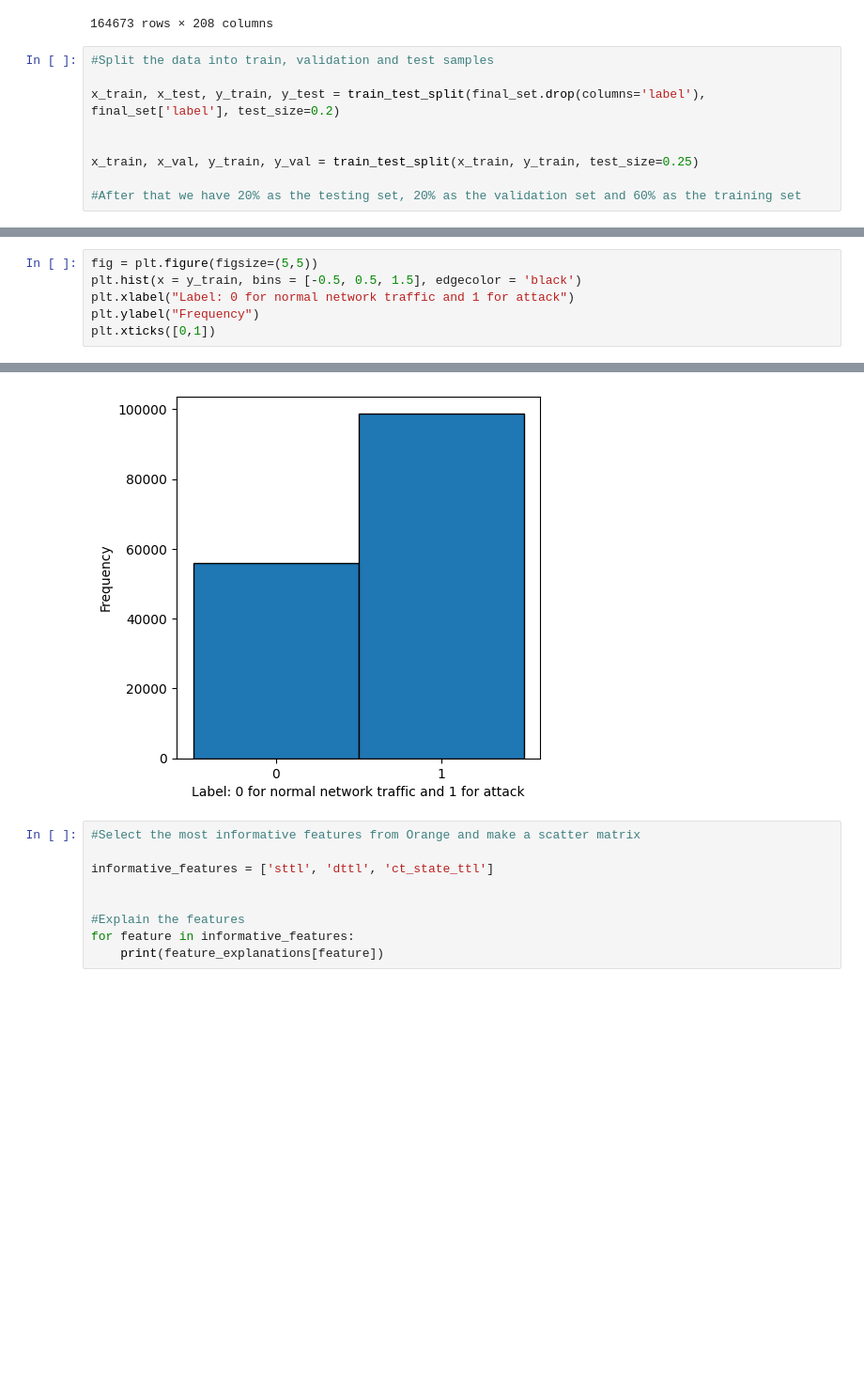
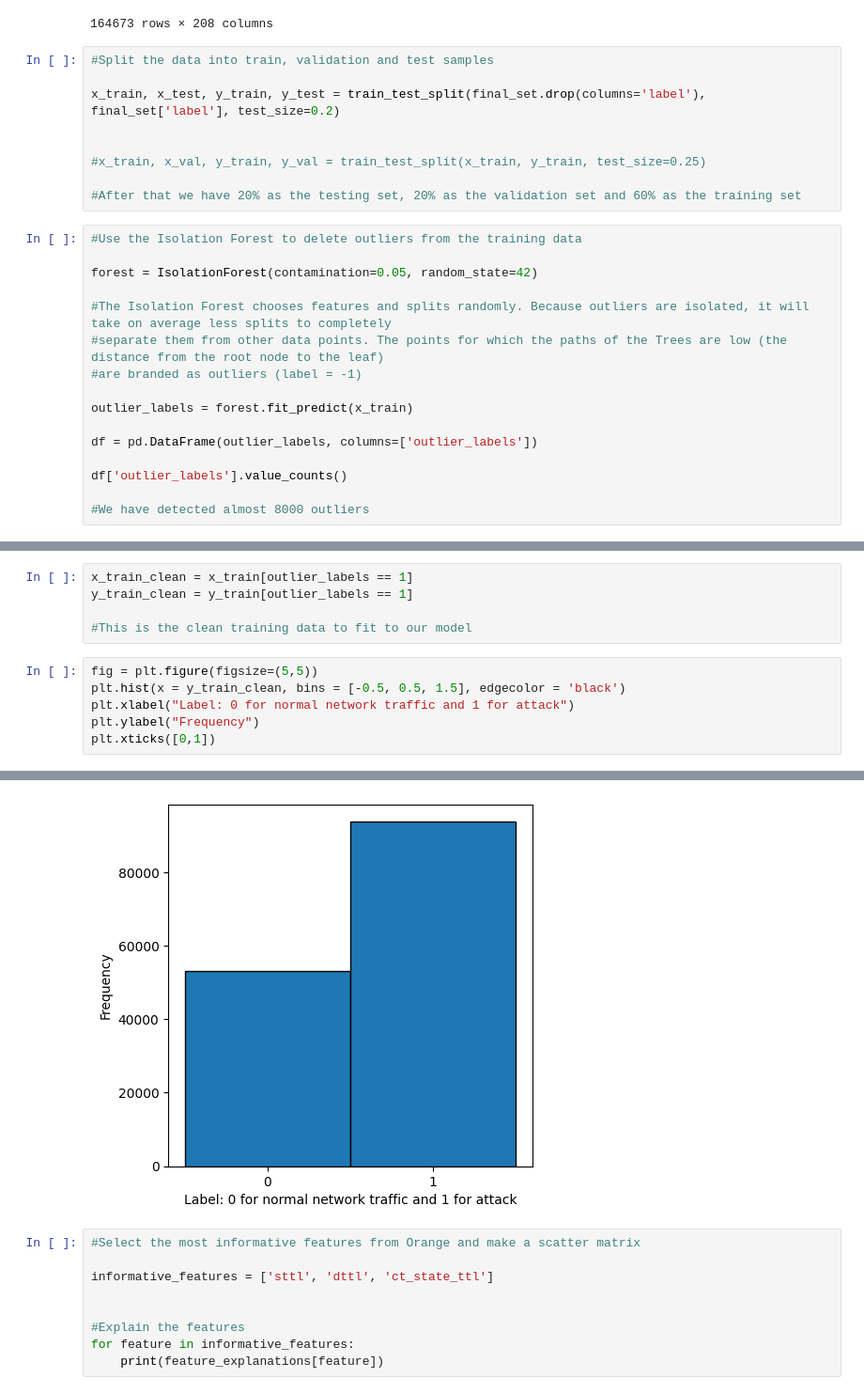
Before and after one commit to Marcin-Sadowy/Introduction-to-Machine-Learning-Project-10-Network-intrusion-detection, a Jupyter notebook: data_exploration.ipynb, the cells around one changed output, grey strips where cells are left out. Shown at 94% size. Cells and saved outputs as stored; diff of their text form; blank space fills up the shorter version.

Commit message:
used isolation forest to identify outliers, calculated information gain for every feature

```diff
--- a/data_exploration.ipynb
+++ b/data_exploration.ipynb
@@ -160,6 +170,22 @@ final_set[final_set['label'] == 1]
 x_train, x_test, y_train, y_test = train_test_split(final_set.drop(columns='label'), final_set['label'], test_size=0.2)
 
 
-x_train, x_val, y_train, y_val = train_test_split(x_train, y_train, test_size=0.25)
+#x_train, x_val, y_train, y_val = train_test_split(x_train, y_train, test_size=0.25)
 
 #After that we have 20% as the testing set, 20% as the validation set and 60% as the training set
+# %%
+#Use the Isolation Forest to delete outliers from the training data
+
+forest = IsolationForest(contamination=0.05, random_state=42)
+
+#The Isolation Forest chooses features and splits randomly. Because outliers are isolated, it will take on average less splits to completely
+#separate them from other data points. The points for which the paths of the Trees are low (the distance from the root node to the leaf)
+#are branded as outliers (label = -1)
+
+outlier_labels = forest.fit_predict(x_train)
+
+df = pd.DataFrame(outlier_labels, columns=['outlier_labels'])
+
+df['outlier_labels'].value_counts()
+
+#We have detected almost 8000 outliers
@@ -166,14 +197,19 @@ x_train, x_val, y_train, y_val = train_test_split(x_train, y_train, test_size=0.
+# %%
+x_train_clean = x_train[outlier_labels == 1]
+y_train_clean = y_train[outlier_labels == 1]
+
+#This is the clean training data to fit to our model
 # %%
 fig = plt.figure(figsize=(5,5))
-plt.hist(x = y_train, bins = [-0.5, 0.5, 1.5], edgecolor = 'black')
+plt.hist(x = y_train_clean, bins = [-0.5, 0.5, 1.5], edgecolor = 'black')
 plt.xlabel("Label: 0 for normal network traffic and 1 for attack")
 plt.ylabel("Frequency")
 plt.xticks([0,1])
 # %% [output]
 ([<matplotlib.axis.XTick at 0x...>,
   <matplotlib.axis.XTick at 0x...>],
  [Text(0, 0, '0'), Text(1, 0, '1')])
-[figure, old version]
+[figure, new version]
 # %%
 #Select the most informative features from Orange and make a scatter matrix
 
```
Also changed, not shown: parts of 6 cells of this notebook.
